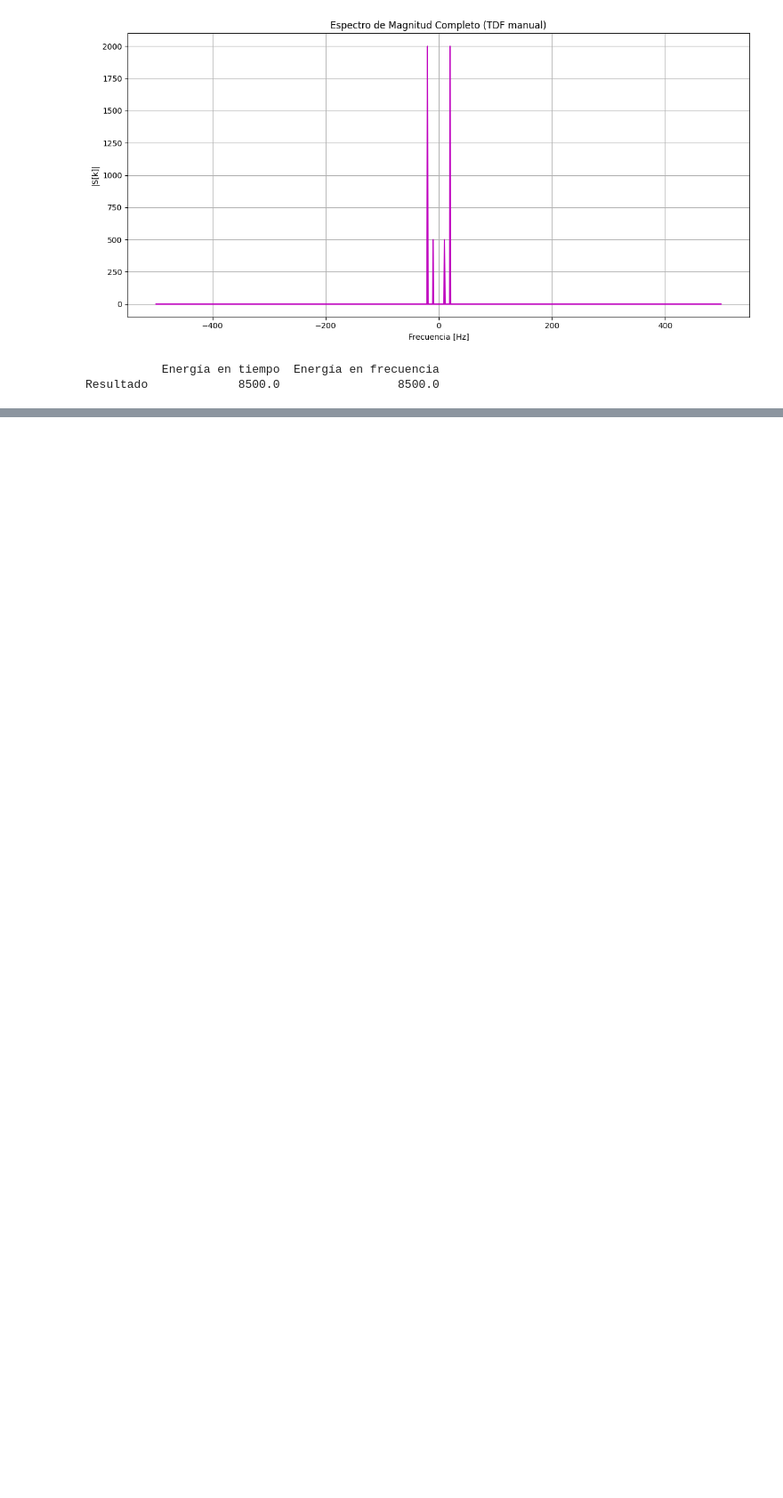
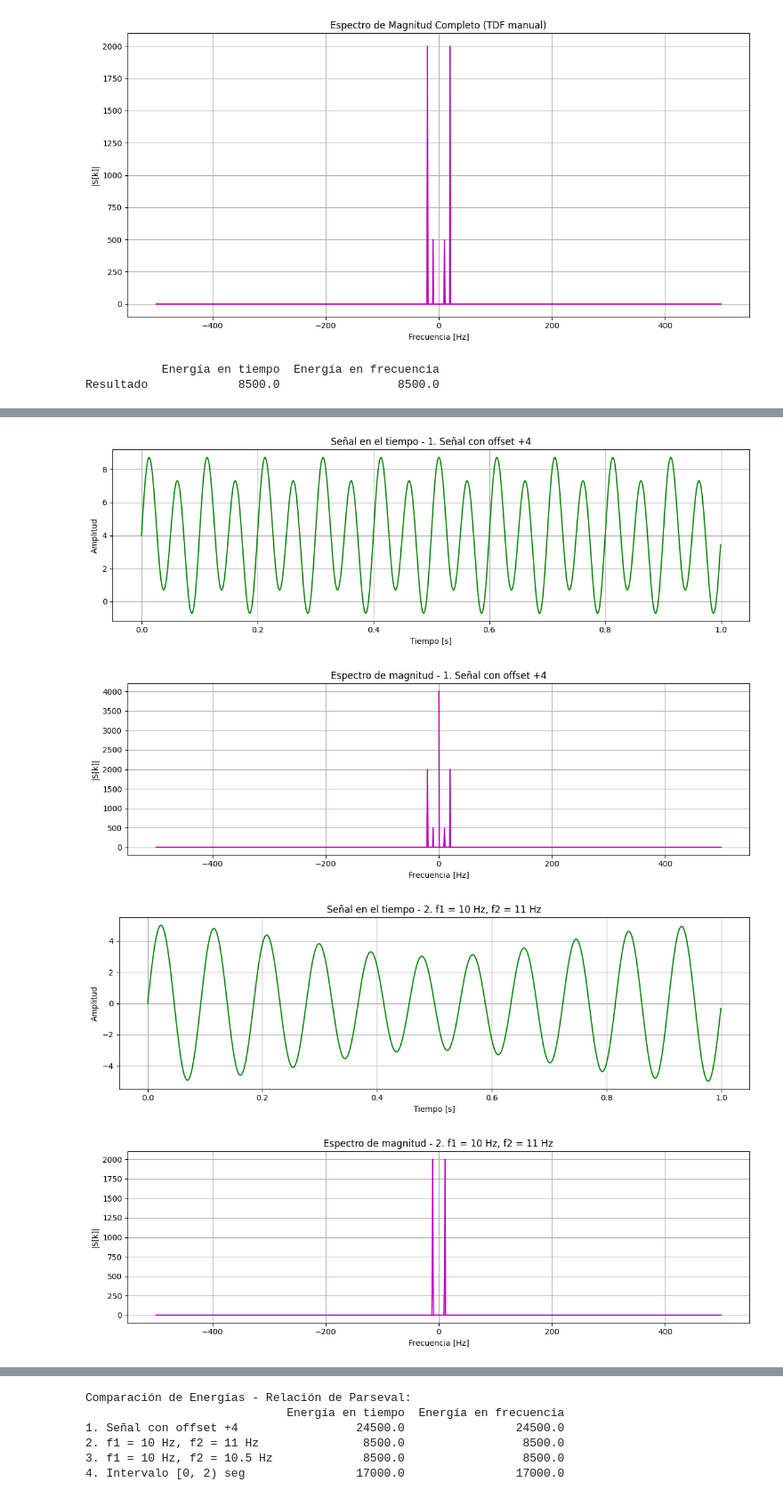
Before and after one commit to JuanKeiner/PDS_2025, a Jupyter notebook: Guia4/Guia4.ipynb, the cells around one changed output, grey strips where cells are left out. Shown: that part at 89% size. Saved outputs shown, nothing was run; the diff lists cells and outputs as text; code cells hidden in the pictures; blank space fills up the shorter version.

```diff
--- a/Guia4/Guia4.ipynb
+++ b/Guia4/Guia4.ipynb
@@ -56,10 +56,10 @@ def eje_frecuencias(N, fs):
         f.append(f_k)
     return np.array(f)
 
-def senoidal(tiempo_inicial, tiempo_final, frecuencia_senoidal_uno,frecuencia_senoidal_dos, frecuencia_muestreo):
+def senoidal(tiempo_inicial, tiempo_final, frecuencia_senoidal_uno,frecuencia_senoidal_dos, frecuencia_muestreo,  offset=0):
     Ts = 1 / frecuencia_muestreo
     tiempo = np.arange(tiempo_inicial, tiempo_final, Ts)
-    y = np.sin(2 * np.pi * frecuencia_senoidal_uno * tiempo ) + 4*np.sin(2 * np.pi * frecuencia_senoidal_dos * tiempo )
+    y = np.sin(2 * np.pi * frecuencia_senoidal_uno * tiempo ) + 4*np.sin(2 * np.pi * frecuencia_senoidal_dos * tiempo )  + offset
     return tiempo, y
 # %%
 t, y = senoidal(tiempo_inicial=0, tiempo_final=1, frecuencia_senoidal_uno=10, frecuencia_senoidal_dos=20,frecuencia_muestreo=1000)
@@ -112,0 +124,67 @@ Resultado             8500.0                 8500.0
+# %%
+def analizar(y, t, fs, titulo):
+    N = len(y)
+    X = tdf(y)
+    f = eje_frecuencias(N, fs)
+
+    # Gráfico señal en el tiempo
+    plt.figure(figsize=(12, 4))
+    plt.plot(t, y, 'g')
+    plt.title(f"Señal en el tiempo - {titulo}")
+    plt.xlabel("Tiempo [s]")
+    plt.ylabel("Amplitud")
+    plt.grid(True)
+    plt.tight_layout()
+    plt.show()
+
+    # Gráfico espectro de magnitud
+    plt.figure(figsize=(12, 4))
+    plt.plot(f, np.abs(X), 'm')
+    plt.title(f"Espectro de magnitud - {titulo}")
+    plt.xlabel("Frecuencia [Hz]")
+    plt.ylabel("|S[k]|")
+    plt.grid(True)
+    plt.tight_layout()
+    plt.show()
+
+    # Parseval
+    energia_tiempo = np.sum(y ** 2)
+    energia_frecuencia = (1 / N) * np.sum(np.abs(X) ** 2)
+
+    tabla = pd.DataFrame(
+        [[energia_tiempo, energia_frecuencia]],
+        columns=["Energía en tiempo", "Energía en frecuencia"],
+        index=[titulo]
+    )
+    return tabla.round(4)
+
+# -------------------- Parámetros comunes --------------------
+fs = 1000
+
+# -------------------- Casos solicitados --------------------
+
+# 1. Agregar offset +4
+t1, y1 = senoidal(0, 1, 10, 20, fs, offset=4)
+tabla1 = analizar(y1, t1, fs, "1. Señal con offset +4")
+
+# 2. f1 = 10 Hz, f2 = 11 Hz
+t2, y2 = senoidal(0, 1, 10, 11, fs)
+tabla2 = analizar(y2, t2, fs, "2. f1 = 10 Hz, f2 = 11 Hz")
+
+# 3. f1 = 10 Hz, f2 = 10.5 Hz
+t3, y3 = senoidal(0, 1, 10, 10.5, fs)
+tabla3 = analizar(y3, t3, fs, "3. f1 = 10 Hz, f2 = 10.5 Hz")
+
+# 4. Intervalo de tiempo [0, 2)
+t4, y4 = senoidal(0, 2, 10, 20, fs)
+tabla4 = analizar(y4, t4, fs, "4. Intervalo [0, 2) seg")
+
+# -------------------- Mostrar resumen de energías --------------------
+tabla_final = pd.concat([tabla1, tabla2, tabla3, tabla4])
+print("Comparación de Energías - Relación de Parseval:")
+print(tabla_final)
+# %% [output]
+[figure, added]
+[figure, added]
+[figure, added]
+[figure, added]
@@ -112,0 +195,6 @@ Resultado             8500.0                 8500.0
+Comparación de Energías - Relación de Parseval:
+                             Energía en tiempo  Energía en frecuencia
+1. Señal con offset +4                 24500.0                24500.0
+2. f1 = 10 Hz, f2 = 11 Hz               8500.0                 8500.0
+3. f1 = 10 Hz, f2 = 10.5 Hz             8500.0                 8500.0
+4. Intervalo [0, 2) seg                17000.0                17000.0
```
Also changed, not shown: parts of 2 cells of this notebook.
